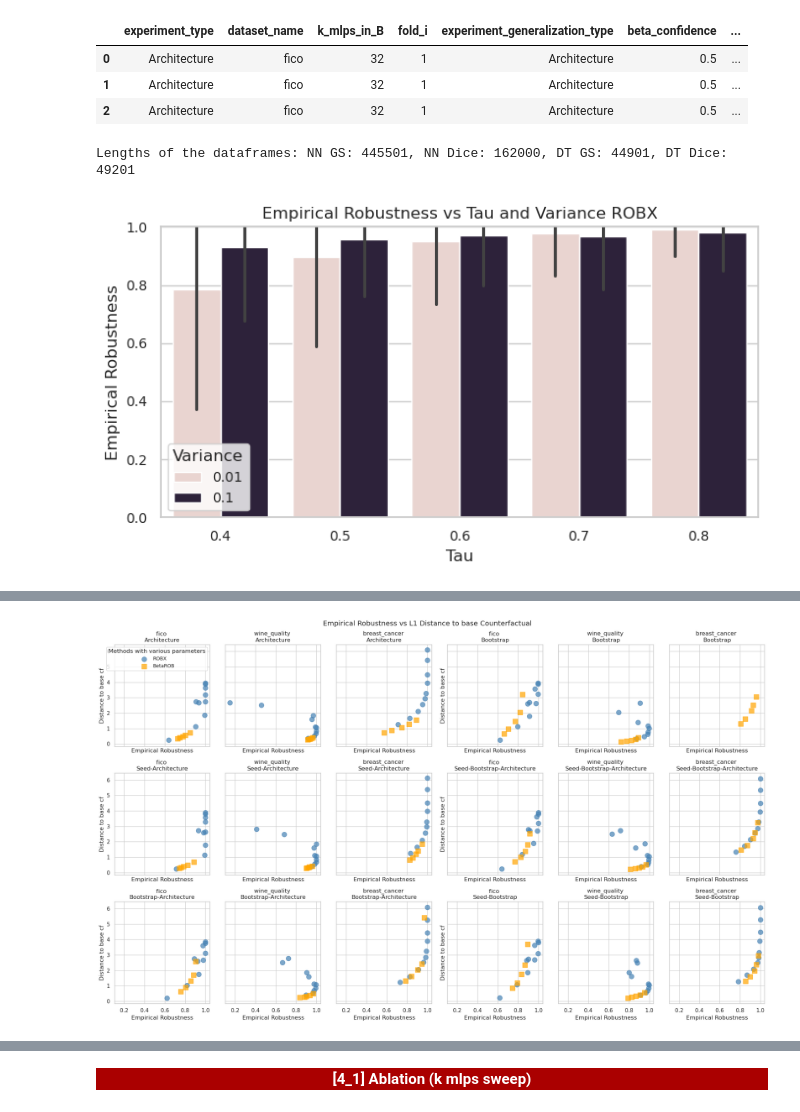
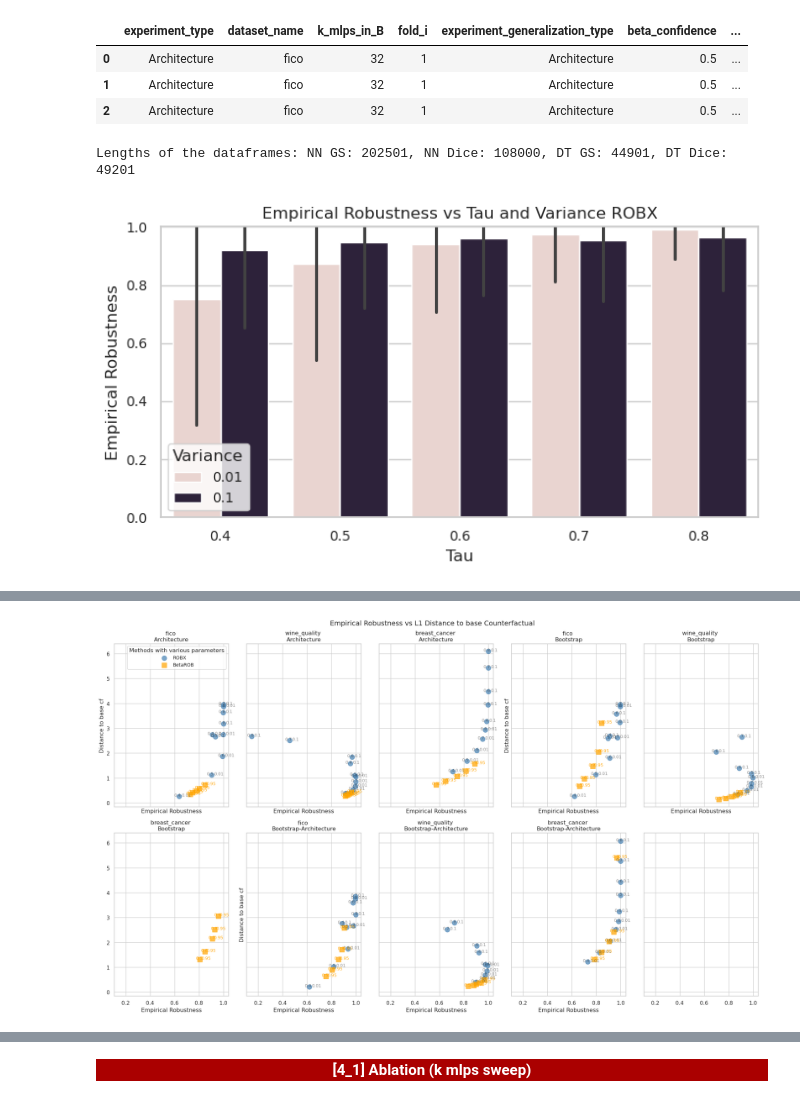
Before and after one commit to istepka/betarce, a Jupyter notebook: exp_vis.ipynb, the cells around one changed output, grey strips where cells are left out. Drawn from its saved outputs; the diff is of its cells as text; code cells hidden in the pictures.

```diff
--- a/exp_vis.ipynb
+++ b/exp_vis.ipynb
@@ -44,6 +44,12 @@ def process_results(results_path: str, ext: str = 'feather'):
                     else:
                         df['base_cf_method'] = 'GrowingSpheres'
 
+                    # Temporary fix for the experiment type
+                    # ----------------------------
+                    exp_types = list(filter(lambda x: 'seed' not in x.lower(), df['experiment_type'].unique()))
+                    df = df[df['experiment_type'].isin(exp_types)]
+                    # ----------------------------
+
                     results_list.append(df)
 
     # Concatenate all the results
@@ -189,7 +195,7 @@ Lengths of the dataframes: NN GS: 378000, NN Dice: 81000, DT GS: 59802, DT Dice:
 # x-axis: lower bound discretized
 # y-axis: average empirical robustness
 
-_tmp_df = nn_gs_df.copy()
+_tmp_df = nn_df.copy()
 lb_threshs = [0.5, 0.6, 0.7, 0.8, 0.9, 1.0]
 _tmp_df['CI lower bound'] = pd.cut(_tmp_df['lower_bound_beta'], bins=lb_threshs, labels=lb_threshs[:-1])
 _tmp_df['CI midpoint'] = (_tmp_df['lower_bound_beta'] + _tmp_df['upper_bound_beta']) / 2
@@ -208,10 +214,11 @@ g = sns.catplot(data=_tmp_df,
             # markers=markers,
             height=5,
             aspect=1.5,
+            legend_out=False,
 )
 for ax in g.axes.flat:
-    ax.plot(list(range(5)), lb_threshs[:-1], color='black', linestyle='--', linewidth=1, label='Lower bound')
+    ax.plot(list(range(5)), lb_threshs[:-1], color='black', linestyle='--', linewidth=1, label='Reference x=y line')
 
-
+plt.legend()
 plt.savefig(f'{images_dir}/1_robustness_vs_ci_lower_bound.png', dpi=300, bbox_inches='tight')
 # %% [output]
@@ -341,7 +359,7 @@ robx_dt_df = robx_raw_df[robx_raw_df['base_model'] == 'DecisionTree']
 
 print(f'Lengths of the dataframes: NN GS: {len(robx_nn_gs_df)}, NN Dice: {len(robx_nn_dice_df)}, DT GS: {len(robx_dt_gs_df)}, DT Dice: {len(robx_dt_dice_df)}')
 # %% [output]
-Lengths of the dataframes: NN GS: 445501, NN Dice: 162000, DT GS: 44901, DT Dice: 49201
+Lengths of the dataframes: NN GS: 202501, NN Dice: 108000, DT GS: 44901, DT Dice: 49201
 # %%
 fig, ax = plt.subplots(figsize=(7, 4))
 # Change font size
@@ -362,7 +380,7 @@ plt.legend(fontsize=10, title='Variance')
 plt.tight_layout()
 plt.savefig(f'{images_dir}/3_empirical_robustness_vs_tau_variance.png', dpi=300, bbox_inches='tight')
 # %% [output]
-[figure, old version]
+[figure, new version]
 # %%
 _robx_tmp_df = robx_nn_gs_df.copy()
 _betarob_tmp_df = nn_gs_df.copy()
@@ -371,7 +389,7 @@ _betarob_tmp_df = nn_gs_df.copy()
 datasets = _robx_tmp_df['dataset_name'].unique()
 experiment_types = _robx_tmp_df['experiment_type'].unique()
 
-rows = len(experiment_types) // 2
+rows = len(experiment_types) // 2 + 1
 cols = len(datasets) + len(experiment_types) // 2 + len(experiment_types) % 2
 
 fig, axes = plt.subplots(ncols=cols, nrows=rows, figsize=(20, 12), sharex=True, sharey=True)
@@ -436,35 +454,35 @@ for i, experiment_type in enumerate(experiment_types):
             ax[ite].legend(title='Methods with various parameters', fontsize=10)
 
 
-        # # Add labels to the points
-        # for k, row in robx_merge.iterrows():
-        #     ax[ite].text(row['robust_counterfactual_validity_model2'] - 0.04,
-        #                  row['robust_counterfactual_L1_distance_from_base_cf'],
-        #                  row['tau'],
-        #                  fontsize=9,
-        #                  alpha=0.5
-        #     )
-        #     ax[ite].text(row['robust_counterfactual_validity_model2'] + 0.02,
-        #                  row['robust_counterfactual_L1_distance_from_base_cf'],
-        #                  row['variance'],
-        #                  fontsize=9,
-        #                  alpha=0.5
-        #     )
-        # for k, row in betarob_merge.iterrows():
-        #     ax[ite].text(row['robust_counterfactual_validity_model2'] - 0.035,
-        #                  row['robust_counterfactual_L1_distance_from_base_cf'],
-        #                  row['delta_robustness'],
-        #                  fontsize=9,
-        #                  alpha=0.9,
-        #                  color='#ffa500',
-        #     )
-        #     ax[ite].text(row['robust_counterfactual_validity_model2'] + 0.01,
-        #                  row['robust_counterfactual_L1_distance_from_base_cf'] ,
-        #                  row['beta_confidence'],
-        #                  fontsize=9,
-        #                  alpha=0.9,
-        #                 color='#ffa500',
-        #     )
+        # Add labels to the points
+        for k, row in robx_merge.iterrows():
+            ax[ite].text(row['robust_counterfactual_validity_model2'] - 0.04,
+                         row['robust_counterfactual_L1_distance_from_base_cf'],
+                         row['tau'],
+                         fontsize=9,
+                         alpha=0.5
+            )
+            ax[ite].text(row['robust_counterfactual_validity_model2'] + 0.02,
+                         row['robust_counterfactual_L1_distance_from_base_cf'],
+                         row['variance'],
+                         fontsize=9,
+                         alpha=0.5
+            )
+        for k, row in betarob_merge.iterrows():
+            ax[ite].text(row['robust_counterfactual_validity_model2'] - 0.035,
+                         row['robust_counterfactual_L1_distance_from_base_cf'],
+                         row['delta_robustness'],
+                         fontsize=9,
+                         alpha=0.9,
+                         color='#ffa500',
+            )
+            ax[ite].text(row['robust_counterfactual_validity_model2'] + 0.01,
+                         row['robust_counterfactual_L1_distance_from_base_cf'] ,
+                         row['beta_confidence'],
+                         fontsize=9,
+                         alpha=0.9,
+                        color='#ffa500',
+            )
 
         ite += 1
 
@@ -478 +506 @@ plt.savefig(f'{images_dir}/3_empirical_robustness_vs_l1_distance.png', dpi=300,
-[figure, old version]
+[figure, new version]
```
Also changed, not shown: parts of 19 cells of this notebook.
